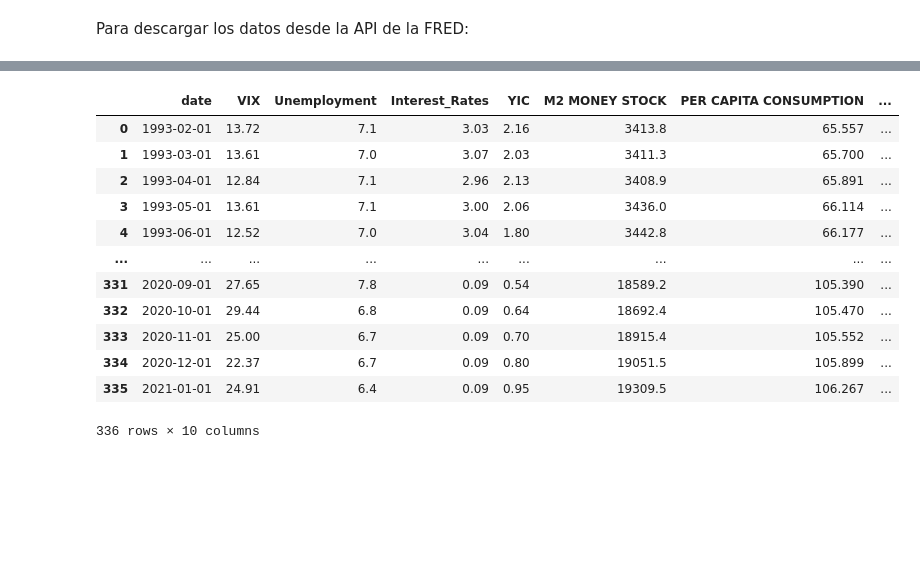
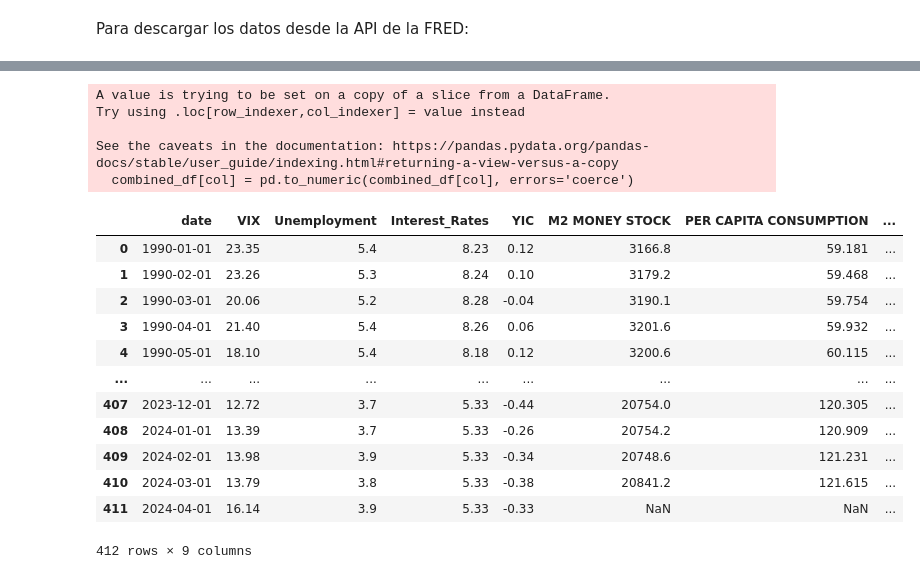
Before and after one commit to ExequielVialPrado/TFM-US-PREDICTION, a Jupyter notebook: tfm_code.ipynb, the cells around one changed output, grey strips where cells are left out. Drawn from its saved outputs; the diff is of its cells as text; code cells hidden in the pictures; blank space fills up the shorter version.

```diff
--- a/tfm_code.ipynb
+++ b/tfm_code.ipynb
@@ -73,22 +85,22 @@ base_url = 'https://api.stlouisfed.org/fred/'
 indicators = {
    'VIX': 'VIXCLS', #Daily #1976-06-01
    'Unemployment': 'UNRATE', #Montlhy #1948-01-01
-   #'S&P500': 'SP500', #Daily #1920
+#    'S&P500': 'SP500', #Daily #1920
    'Interest_Rates': 'FEDFUNDS', #Montlhy #1954-07-01
    'YIC':'T10Y2Y', #Daily #1976-06-01
-   'M2 MONEY STOCK': 'M2',
+   'M2 MONEY STOCK': 'M2SL',
    'PER CAPITA CONSUMPTION': 'PCEPILFE',
    'CONSUMER PRICE INDEX': 'CPIAUCNS',
-      'USREC_1' : 'USREC', #Monthly #1854-12-01,
+    'USREC_1' : 'USREC', #Monthly #1854-12-01,
 }
 
 # Assign common parameters
-start_date = '1993-02-01'
+start_date = '1990-01-01'
+
 end_date = today_date
 #
 file_type = 'json'
 ts_frequency = 'm'
-#ts_units = 'pc1' #percentaje value from last year
 
 # Fetch data for each indicator
 data_frames = {}
@@ -166,9 +164,6 @@ combined_df = pd.concat(data_frames.values(), axis=1, keys=data_frames.keys())
 
 # Eliminar el nivel de nombre 'value' de las columnas
 combined_df.columns = combined_df.columns.droplevel(1)
-# combined_df.columns = combined_df.columns.droplevel(2)
-
-combined_df['SP500'] = new_spy['Close'].values
 
 combined_df['USREC'] = combined_df['USREC_1']
 
@@ -195,0 +193,4 @@ combined_df
+# %%
+combined_df = combined_df[:-1]
+
+combined_df
@@ -196,27 +232,29 @@ combined_df
 # %%
 
 # Seleccionar las columnas que deseas convertir a float64
 columnas = combined_df.columns[1:]
 
 # Iterar sobre cada columna seleccionada y convertir los valores numéricos a tipo float64
 for col in columnas:
     combined_df[col] = pd.to_numeric(combined_df[col], errors='coerce')
 
-combined_df = combined_df.dropna()
-
 combined_df
-# combined_df.to_excel('dataframe.xlsx')
 # %% [output]
+A value is trying to be set on a copy of a slice from a DataFrame.
+Try using .loc[row_indexer,col_indexer] = value instead
+
+See the caveats in the documentation: https://pandas.pydata.org/pandas-docs/stable/user_guide/indexing.html#returning-a-view-versus-a-copy
+  combined_df[col] = pd.to_numeric(combined_df[col], errors='coerce')
 |  | date | VIX | Unemployment | Interest_Rates | YIC | M2 MONEY STOCK | PER CAPITA CONSUMPTION | ... |
-| 0 | 1993-02-01 | 13.72 | 7.1 | 3.03 | 2.16 | 3413.8 | 65.557 | ... |
-| 1 | 1993-03-01 | 13.61 | 7.0 | 3.07 | 2.03 | 3411.3 | 65.700 | ... |
-| 2 | 1993-04-01 | 12.84 | 7.1 | 2.96 | 2.13 | 3408.9 | 65.891 | ... |
-| 3 | 1993-05-01 | 13.61 | 7.1 | 3.00 | 2.06 | 3436.0 | 66.114 | ... |
-| 4 | 1993-06-01 | 12.52 | 7.0 | 3.04 | 1.80 | 3442.8 | 66.177 | ... |
+| 0 | 1990-01-01 | 23.35 | 5.4 | 8.23 | 0.12 | 3166.8 | 59.181 | ... |
+| 1 | 1990-02-01 | 23.26 | 5.3 | 8.24 | 0.10 | 3179.2 | 59.468 | ... |
+| 2 | 1990-03-01 | 20.06 | 5.2 | 8.28 | -0.04 | 3190.1 | 59.754 | ... |
+| 3 | 1990-04-01 | 21.40 | 5.4 | 8.26 | 0.06 | 3201.6 | 59.932 | ... |
+| 4 | 1990-05-01 | 18.10 | 5.4 | 8.18 | 0.12 | 3200.6 | 60.115 | ... |
 | ... | ... | ... | ... | ... | ... | ... | ... | ... |
-| 331 | 2020-09-01 | 27.65 | 7.8 | 0.09 | 0.54 | 18589.2 | 105.390 | ... |
-| 332 | 2020-10-01 | 29.44 | 6.8 | 0.09 | 0.64 | 18692.4 | 105.470 | ... |
-| 333 | 2020-11-01 | 25.00 | 6.7 | 0.09 | 0.70 | 18915.4 | 105.552 | ... |
-| 334 | 2020-12-01 | 22.37 | 6.7 | 0.09 | 0.80 | 19051.5 | 105.899 | ... |
-| 335 | 2021-01-01 | 24.91 | 6.4 | 0.09 | 0.95 | 19309.5 | 106.267 | ... |
+| 407 | 2023-12-01 | 12.72 | 3.7 | 5.33 | -0.44 | 20754.0 | 120.305 | ... |
+| 408 | 2024-01-01 | 13.39 | 3.7 | 5.33 | -0.26 | 20754.2 | 120.909 | ... |
+| 409 | 2024-02-01 | 13.98 | 3.9 | 5.33 | -0.34 | 20748.6 | 121.231 | ... |
+| 410 | 2024-03-01 | 13.79 | 3.8 | 5.33 | -0.38 | 20841.2 | 121.615 | ... |
+| 411 | 2024-04-01 | 16.14 | 3.9 | 5.33 | -0.33 | NaN | NaN | ... |
-336 rows × 10 columns
+412 rows × 9 columns
```
Also changed, not shown: parts of 42 cells of this notebook, 1 other file.
